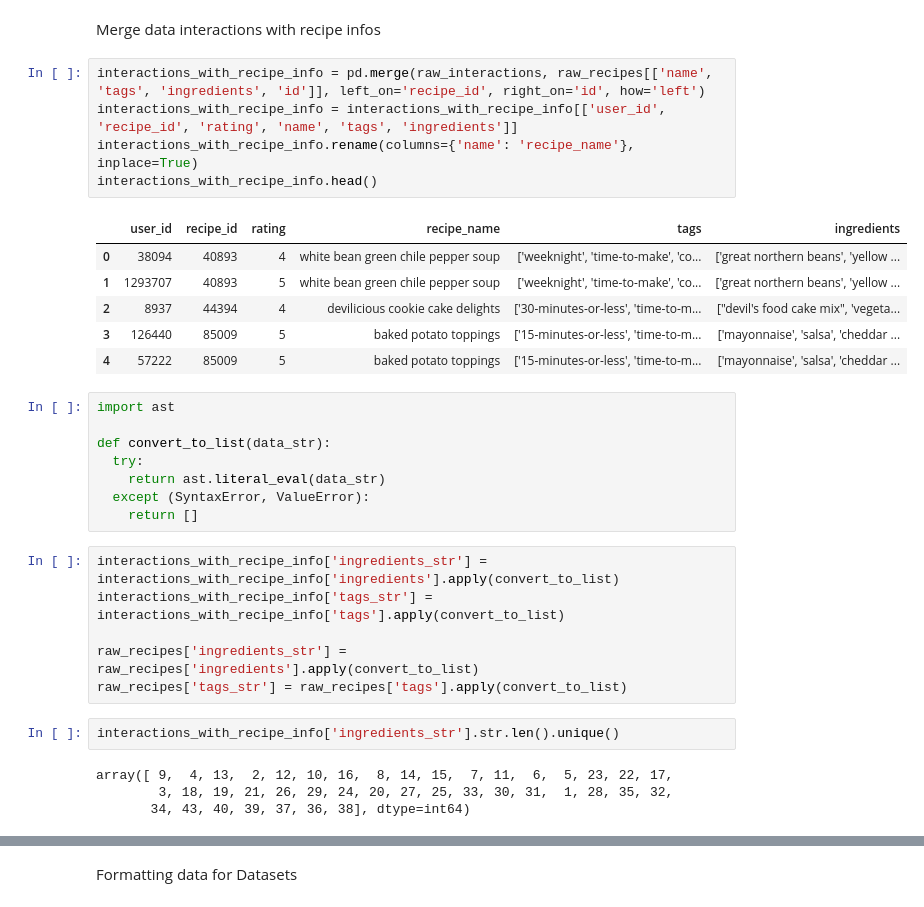
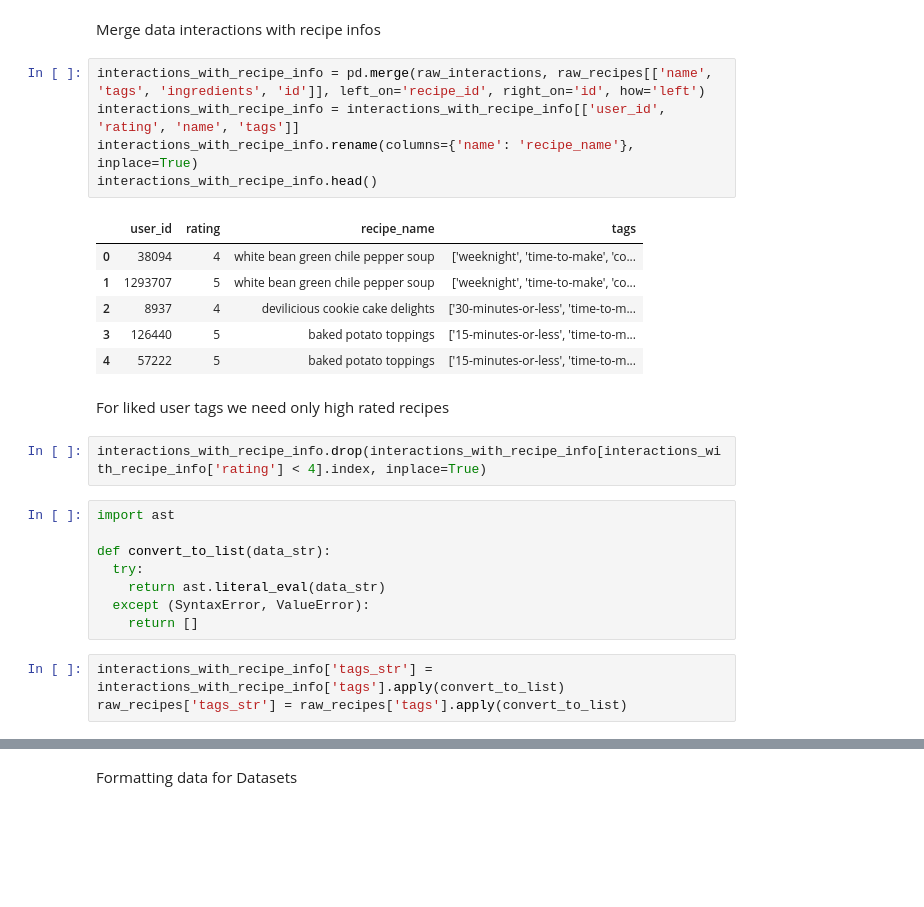
Before and after one commit to MaincharterB/FoodPlaner, a Jupyter notebook: Food_Predictor.ipynb, the cells around one changed output, grey strips where cells are left out. Drawn from its saved outputs; the diff is of its cells as text; blank space fills up the shorter version.

```diff
--- a/Food_Predictor.ipynb
+++ b/Food_Predictor.ipynb
@@ -53,16 +53,20 @@ raw_recipes.head()
 Merge data interactions with recipe infos
 # %%
 interactions_with_recipe_info = pd.merge(raw_interactions, raw_recipes[['name', 'tags', 'ingredients', 'id']], left_on='recipe_id', right_on='id', how='left')
-interactions_with_recipe_info = interactions_with_recipe_info[['user_id', 'recipe_id', 'rating', 'name', 'tags', 'ingredients']]
+interactions_with_recipe_info = interactions_with_recipe_info[['user_id', 'rating', 'name', 'tags']]
 interactions_with_recipe_info.rename(columns={'name': 'recipe_name'}, inplace=True)
 interactions_with_recipe_info.head()
 # %% [output]
-|  | user_id | recipe_id | rating | recipe_name | tags | ingredients |
-| 0 | 38094 | 40893 | 4 | white bean green chile pepper soup | ['weeknight', 'time-to-make', 'co... | ['great northern beans', 'yellow ... |
-| 1 | 1293707 | 40893 | 5 | white bean green chile pepper soup | ['weeknight', 'time-to-make', 'co... | ['great northern beans', 'yellow ... |
-| 2 | 8937 | 44394 | 4 | devilicious cookie cake delights | ['30-minutes-or-less', 'time-to-m... | ["devil's food cake mix", 'vegeta... |
-| 3 | 126440 | 85009 | 5 | baked potato toppings | ['15-minutes-or-less', 'time-to-m... | ['mayonnaise', 'salsa', 'cheddar ... |
-| 4 | 57222 | 85009 | 5 | baked potato toppings | ['15-minutes-or-less', 'time-to-m... | ['mayonnaise', 'salsa', 'cheddar ... |
+|  | user_id | rating | recipe_name | tags |
+| 0 | 38094 | 4 | white bean green chile pepper soup | ['weeknight', 'time-to-make', 'co... |
+| 1 | 1293707 | 5 | white bean green chile pepper soup | ['weeknight', 'time-to-make', 'co... |
+| 2 | 8937 | 4 | devilicious cookie cake delights | ['30-minutes-or-less', 'time-to-m... |
+| 3 | 126440 | 5 | baked potato toppings | ['15-minutes-or-less', 'time-to-m... |
+| 4 | 57222 | 5 | baked potato toppings | ['15-minutes-or-less', 'time-to-m... |
+# %% [markdown]
+For liked user tags we need only high rated recipes
+# %%
+interactions_with_recipe_info.drop(interactions_with_recipe_info[interactions_with_recipe_info['rating'] < 4].index, inplace=True)
 # %%
 import ast
 
@@ -72,14 +76,5 @@ def convert_to_list(data_str):
   except (SyntaxError, ValueError):
     return []
 # %%
-interactions_with_recipe_info['ingredients_str'] = interactions_with_recipe_info['ingredients'].apply(convert_to_list)
 interactions_with_recipe_info['tags_str'] = interactions_with_recipe_info['tags'].apply(convert_to_list)
-
-raw_recipes['ingredients_str'] = raw_recipes['ingredients'].apply(convert_to_list)
 raw_recipes['tags_str'] = raw_recipes['tags'].apply(convert_to_list)
-# %%
-interactions_with_recipe_info['ingredients_str'].str.len().unique()
-# %% [output]
-array([ 9,  4, 13,  2, 12, 10, 16,  8, 14, 15,  7, 11,  6,  5, 23, 22, 17,
-        3, 18, 19, 21, 26, 29, 24, 20, 27, 25, 33, 30, 31,  1, 28, 35, 32,
-       34, 43, 40, 39, 37, 36, 38], dtype=int64)
```
Also changed, not shown: parts of 54 cells of this notebook, 1 other file.
